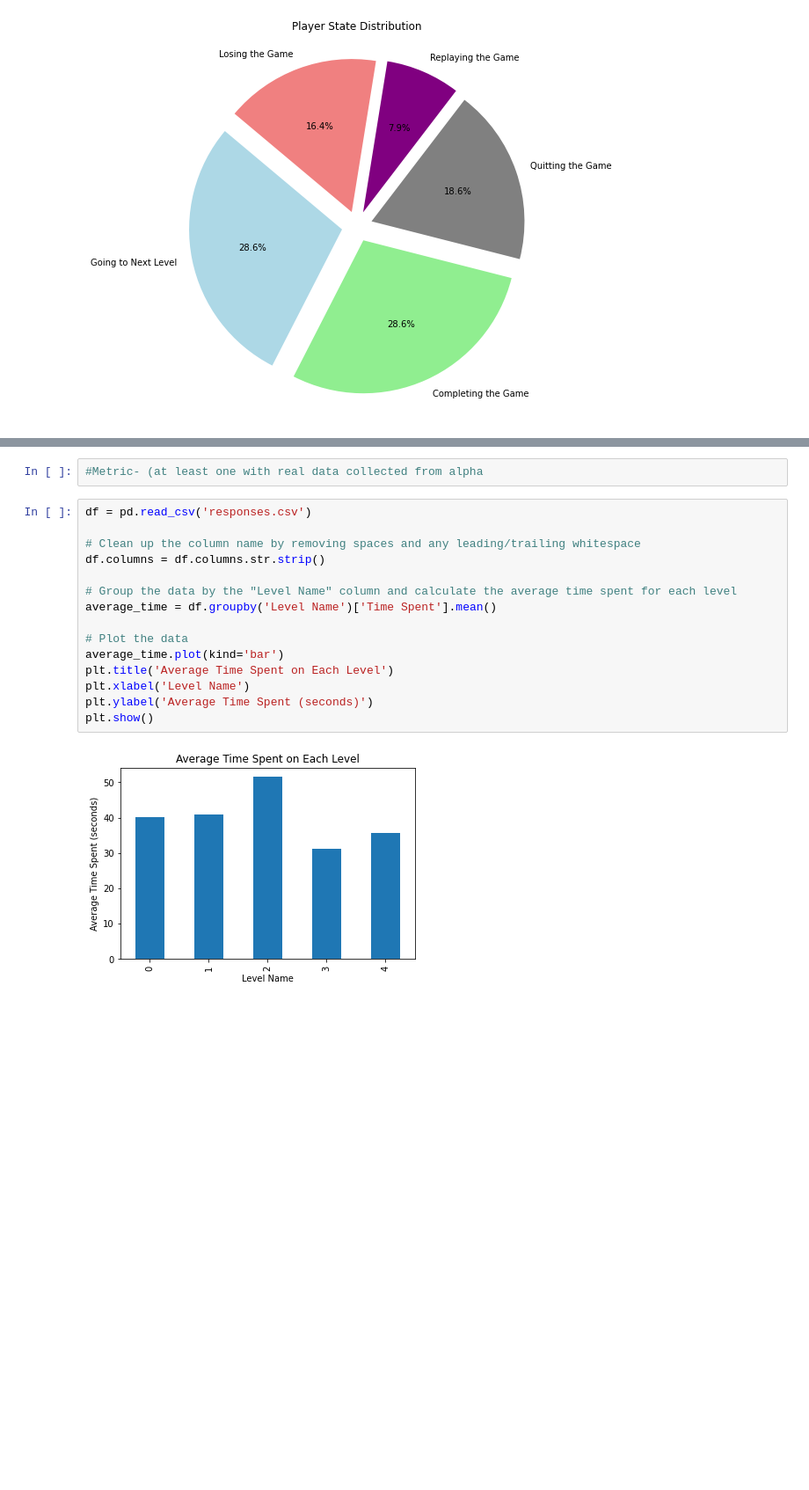
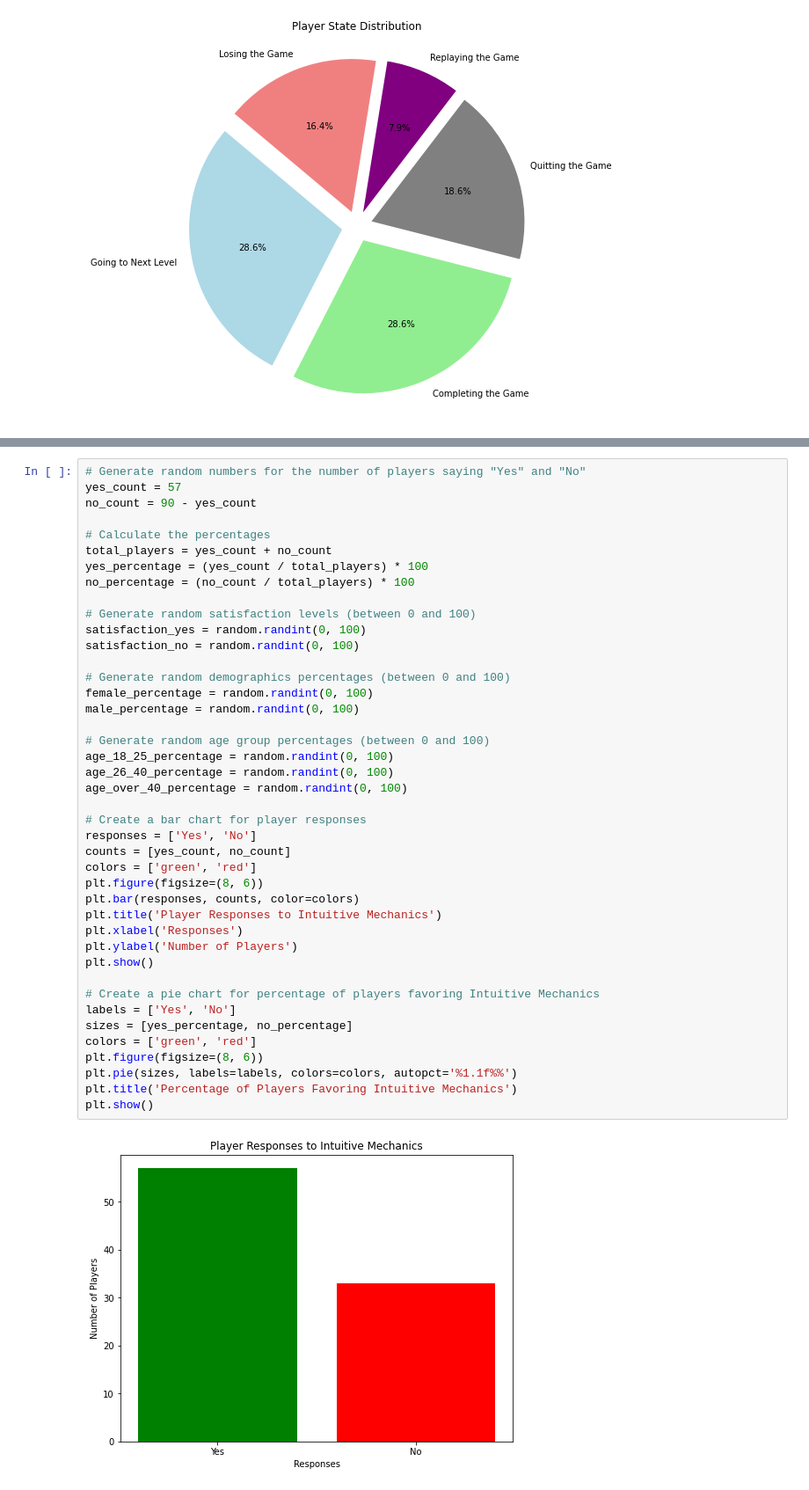
Before and after one commit to NDBhavana/small-indie-company-again-, a Jupyter notebook: Alpha prototype/Analytics/AnalyticsNotebook.ipynb, the cells around one changed output, grey strips where cells are left out. Shown at 88% size. Saved outputs shown, nothing was run; the diff lists cells and outputs as text; blank space fills up the shorter version.

```diff
--- a/Alpha prototype/Analytics/AnalyticsNotebook.ipynb
+++ b/Alpha prototype/Analytics/AnalyticsNotebook.ipynb
@@ -157,19 +145,44 @@ plt.show()
-# %%
-#Metric- (at least one with real data collected from alpha
-# %%
-df = pd.read_csv('responses.csv')
-
-# Clean up the column name by removing spaces and any leading/trailing whitespace
-df.columns = df.columns.str.strip()
-
-# Group the data by the "Level Name" column and calculate the average time spent for each level
-average_time = df.groupby('Level Name')['Time Spent'].mean()
-
-# Plot the data
-average_time.plot(kind='bar')
-plt.title('Average Time Spent on Each Level')
-plt.xlabel('Level Name')
-plt.ylabel('Average Time Spent (seconds)')
-plt.show()
-# %% [output]
-[figure]
+# %%
+# Generate random numbers for the number of players saying "Yes" and "No"
+yes_count = 57
+no_count = 90 - yes_count
+
+# Calculate the percentages
+total_players = yes_count + no_count
+yes_percentage = (yes_count / total_players) * 100
+no_percentage = (no_count / total_players) * 100
+
+# Generate random satisfaction levels (between 0 and 100)
+satisfaction_yes = random.randint(0, 100)
+satisfaction_no = random.randint(0, 100)
+
+# Generate random demographics percentages (between 0 and 100)
+female_percentage = random.randint(0, 100)
+male_percentage = random.randint(0, 100)
+
+# Generate random age group percentages (between 0 and 100)
+age_18_25_percentage = random.randint(0, 100)
+age_26_40_percentage = random.randint(0, 100)
+age_over_40_percentage = random.randint(0, 100)
+
+# Create a bar chart for player responses
+responses = ['Yes', 'No']
+counts = [yes_count, no_count]
+colors = ['green', 'red']
+plt.figure(figsize=(8, 6))
+plt.bar(responses, counts, color=colors)
+plt.title('Player Responses to Intuitive Mechanics')
+plt.xlabel('Responses')
+plt.ylabel('Number of Players')
+plt.show()
+
+# Create a pie chart for percentage of players favoring Intuitive Mechanics
+labels = ['Yes', 'No']
+sizes = [yes_percentage, no_percentage]
+colors = ['green', 'red']
+plt.figure(figsize=(8, 6))
+plt.pie(sizes, labels=labels, colors=colors, autopct='%1.1f%%')
+plt.title('Percentage of Players Favoring Intuitive Mechanics')
+plt.show()
+# %% [output]
+[figure, added]
```
Also changed, not shown: parts of 9 cells of this notebook.
